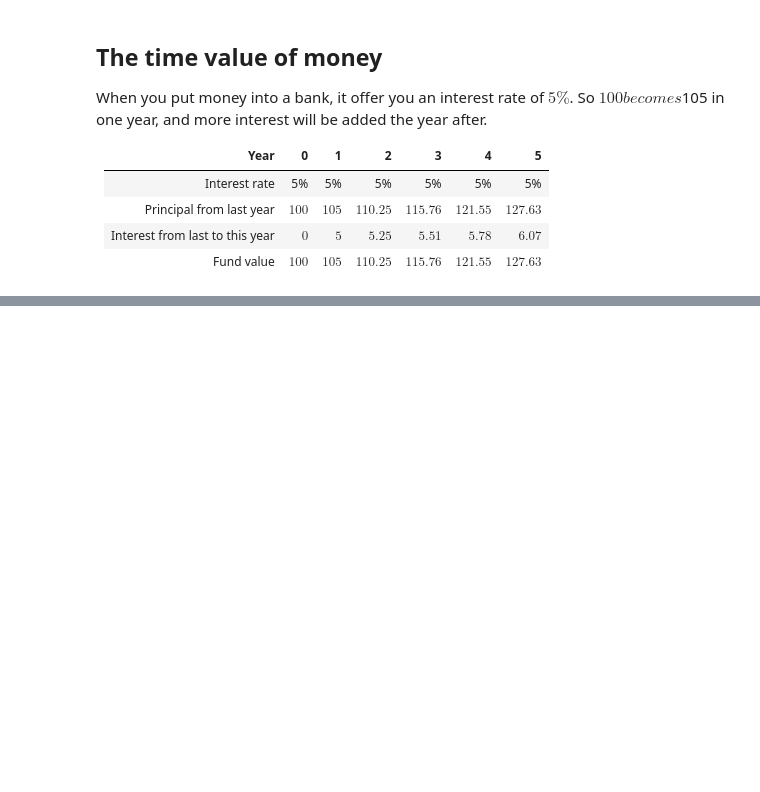
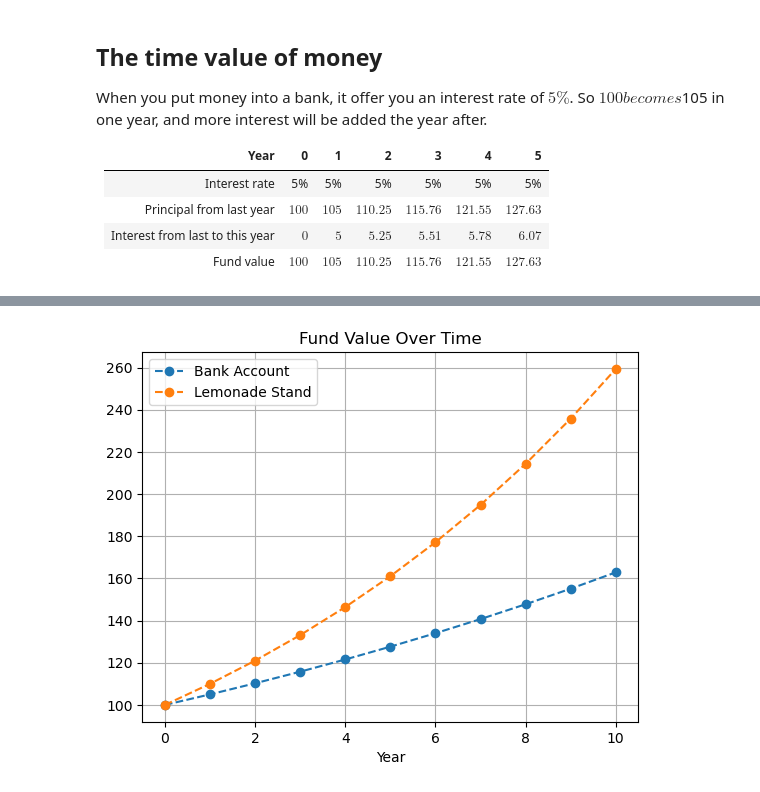
Before and after one commit to xintong0087/jeremyMath, a Jupyter notebook: otherTopics/financialMath/introductionToFinance.ipynb, the cells around one changed output, grey strips where cells are left out. Drawn from its saved outputs; the diff is of its cells as text; code cells hidden in the pictures; blank space fills up the shorter version.

```diff
--- a/otherTopics/financialMath/introductionToFinance.ipynb
+++ b/otherTopics/financialMath/introductionToFinance.ipynb
@@ -40,0 +113,9 @@ How do we make sense of that?
+# %%
+principal = 100
+interestRate = 0.05
+investmentTime = 10
+profitRate = 0.1
+
+plotLemonade(principal, interestRate, profitRate, investmentTime)
+# %% [output]
+[figure, added]
```
Also changed, not shown: parts of 11 cells of this notebook.
